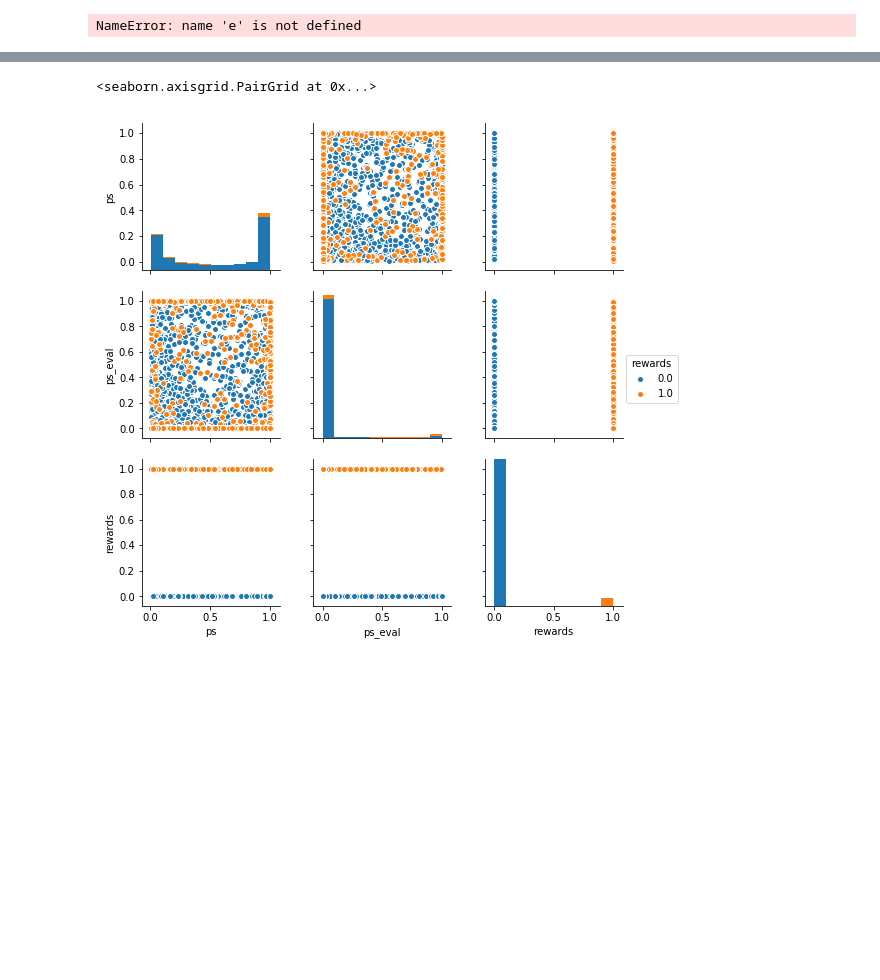
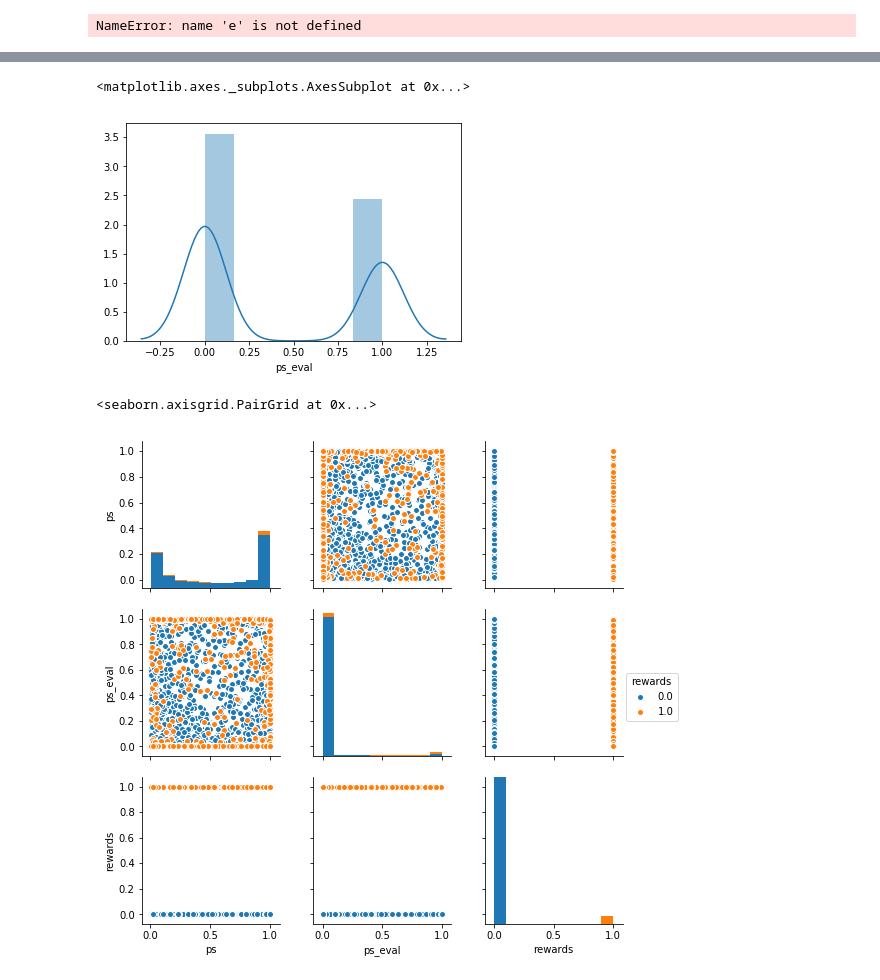
Before and after one commit to deeplearningbrasil/mars-gym, a Jupyter notebook: notebooks/Offpolicy.ipynb, the cells around one changed output, grey strips where cells are left out. Drawn from its saved outputs; the diff is of its cells as text; code cells hidden in the pictures; blank space fills up the shorter version.

```diff
--- a/notebooks/Offpolicy.ipynb
+++ b/notebooks/Offpolicy.ipynb
@@ -81,3 +157,8 @@ sns.distplot(df2.ps)
+# %%
+sns.distplot(df2.ps_eval)
+# %% [output]
+<matplotlib.axes._subplots.AxesSubplot at 0x...>
+[figure, added]
 # %%
 sns.pairplot(df2[["ps", "ps_eval", "rewards"]], hue="rewards")
 # %% [output]
```
Also changed, not shown: parts of 18 cells of this notebook, 6 other files.
